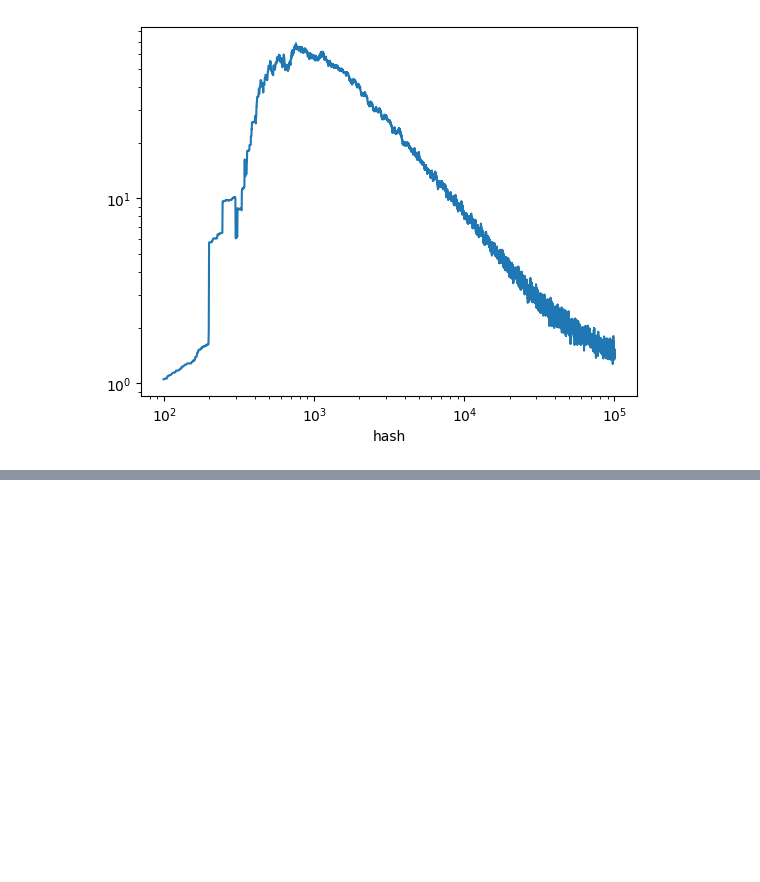
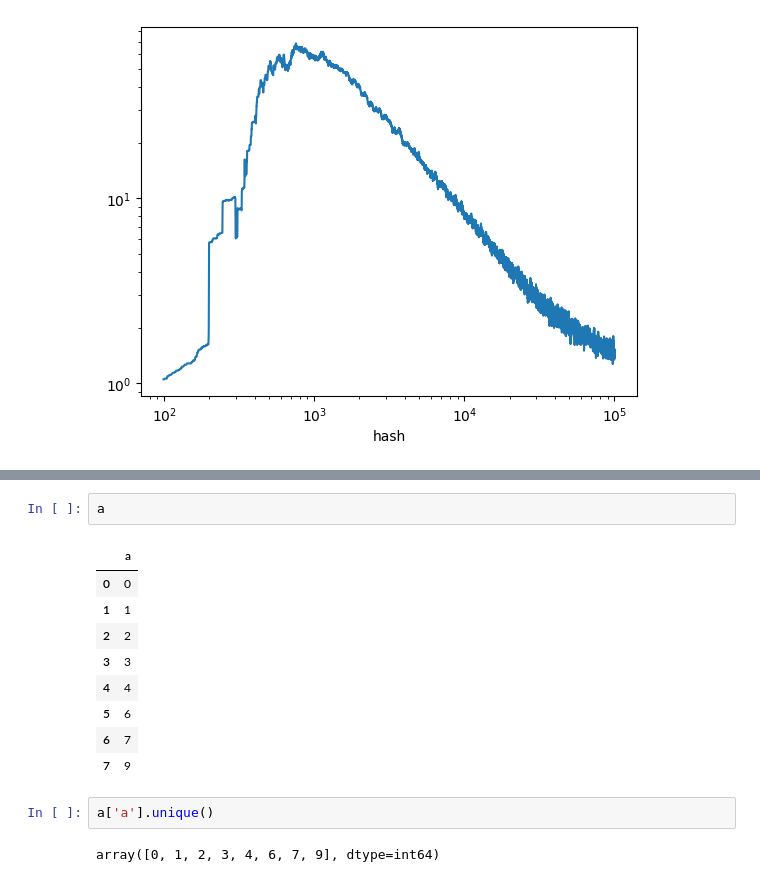
Before and after one commit to jursonovicst/cachesim, a Jupyter notebook: implementations/examples.ipynb, the cells around one changed output, grey strips where cells are left out. Drawn from its saved outputs; the diff is of its cells as text; blank space fills up the shorter version.

```diff
--- a/implementations/examples.ipynb
+++ b/implementations/examples.ipynb
@@ -98,0 +154,16 @@ Name: count, Length: 81805, dtype: int64
+# %%
+a
+# %% [output]
+|  | a |
+| 0 | 0 |
+| 1 | 1 |
+| 2 | 2 |
+| 3 | 3 |
+| 4 | 4 |
+| 5 | 6 |
+| 6 | 7 |
+| 7 | 9 |
+# %%
+a['a'].unique()
+# %% [output]
+array([0, 1, 2, 3, 4, 6, 7, 9], dtype=int64)
```
Also changed, not shown: parts of 8 cells of this notebook, 1 other file.
